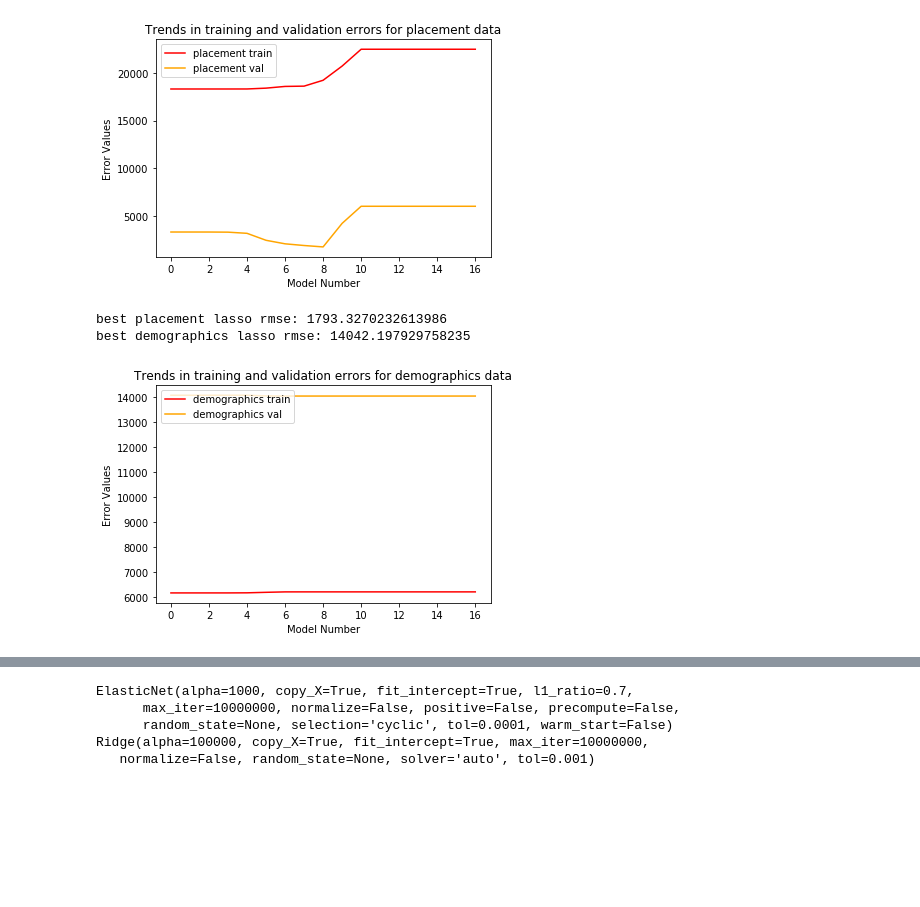
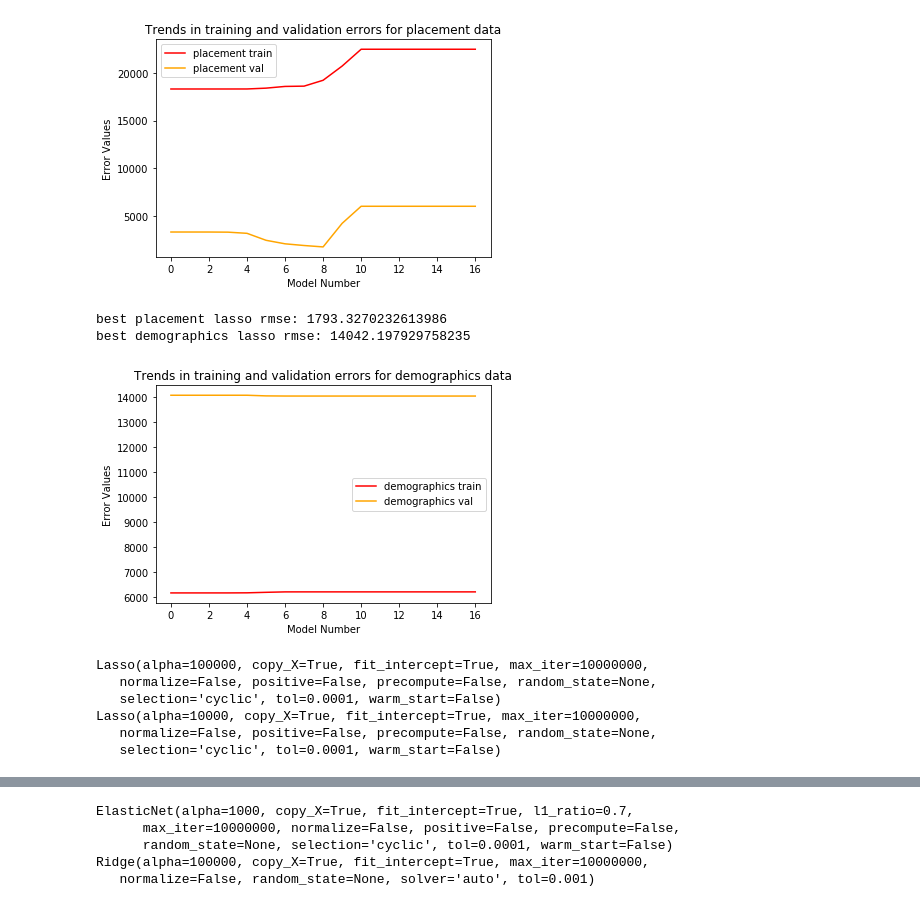
Before and after one commit to Zoheb0707/CSE_546_Project, a Jupyter notebook: ML model testing for uncorrected data.ipynb, the cells around one changed output, grey strips where cells are left out. Drawn from its saved outputs; the diff is of its cells as text; code cells hidden in the pictures; blank space fills up the shorter version.

```diff
--- a/ML model testing for uncorrected data.ipynb
+++ b/ML model testing for uncorrected data.ipynb
@@ -145,36 +145,46 @@ for l in lambda_list:
     current_demographics_train_rmse = RMSE(Lasso_Model.predict(demographics_train_X),demographics_train_Y)
     current_demographics_val_rmse = RMSE(Lasso_Model.predict(demographics_val_X),demographics_val_Y)
     demographics_train_rmse_list.append(current_demographics_train_rmse)
     demographics_val_rmse_list.append(current_demographics_val_rmse)
 
     if current_demographics_val_rmse < best_demographics_lasso_rmse:
         best_demographics_lasso_model = Lasso_Model
         best_demographics_lasso_R_sq = current_demographics_R_sq
         best_demographics_lasso_rmse = current_demographics_val_rmse
 
 lambda_list = [log(x,10) for x in lambda_list]
 plt.plot(list(range(0,len(placement_train_rmse_list))),placement_train_rmse_list,label = 'placement train',color = 'red')
 plt.plot(list(range(0,len(placement_train_rmse_list))),placement_val_rmse_list,label = 'placement val', color = 'orange')
 plt.xlabel('Model Number')
 plt.ylabel('Error Values')
 plt.title('Trends in training and validation errors for placement data')
-plt.legend(loc='upper left')
+plt.legend()
 plt.show()
 print('best placement lasso rmse: ' + str(best_placement_lasso_rmse))
 print('best demographics lasso rmse: ' + str(best_demographics_lasso_rmse))
 plt.figure()
 plt.plot(list(range(0,len(placement_train_rmse_list))),demographics_train_rmse_list,label = 'demographics train',color = 'red')
 plt.plot(list(range(0,len(placement_train_rmse_list))),demographics_val_rmse_list,label = 'demographics val', color = 'orange')
 plt.xlabel('Model Number')
 plt.ylabel('Error Values')
 plt.title('Trends in training and validation errors for demographics data')
-plt.legend(loc='upper left')
+plt.legend()
 plt.show()
 # %% [output]
 [figure]
 best placement lasso rmse: 1793.3270232613986
 best demographics lasso rmse: 14042.197929758235
-[figure, old version]
+[figure, new version]
+# %%
+print(best_placement_lasso_model)
+print(best_demographics_lasso_model)
+# %% [output]
+Lasso(alpha=100000, copy_X=True, fit_intercept=True, max_iter=10000000,
+   normalize=False, positive=False, precompute=False, random_state=None,
+   selection='cyclic', tol=0.0001, warm_start=False)
+Lasso(alpha=10000, copy_X=True, fit_intercept=True, max_iter=10000000,
+   normalize=False, positive=False, precompute=False, random_state=None,
+   selection='cyclic', tol=0.0001, warm_start=False)
 # %%
 '''
 Test ridge regression
```
Also changed, not shown: parts of 4 cells of this notebook, 8 other files.
